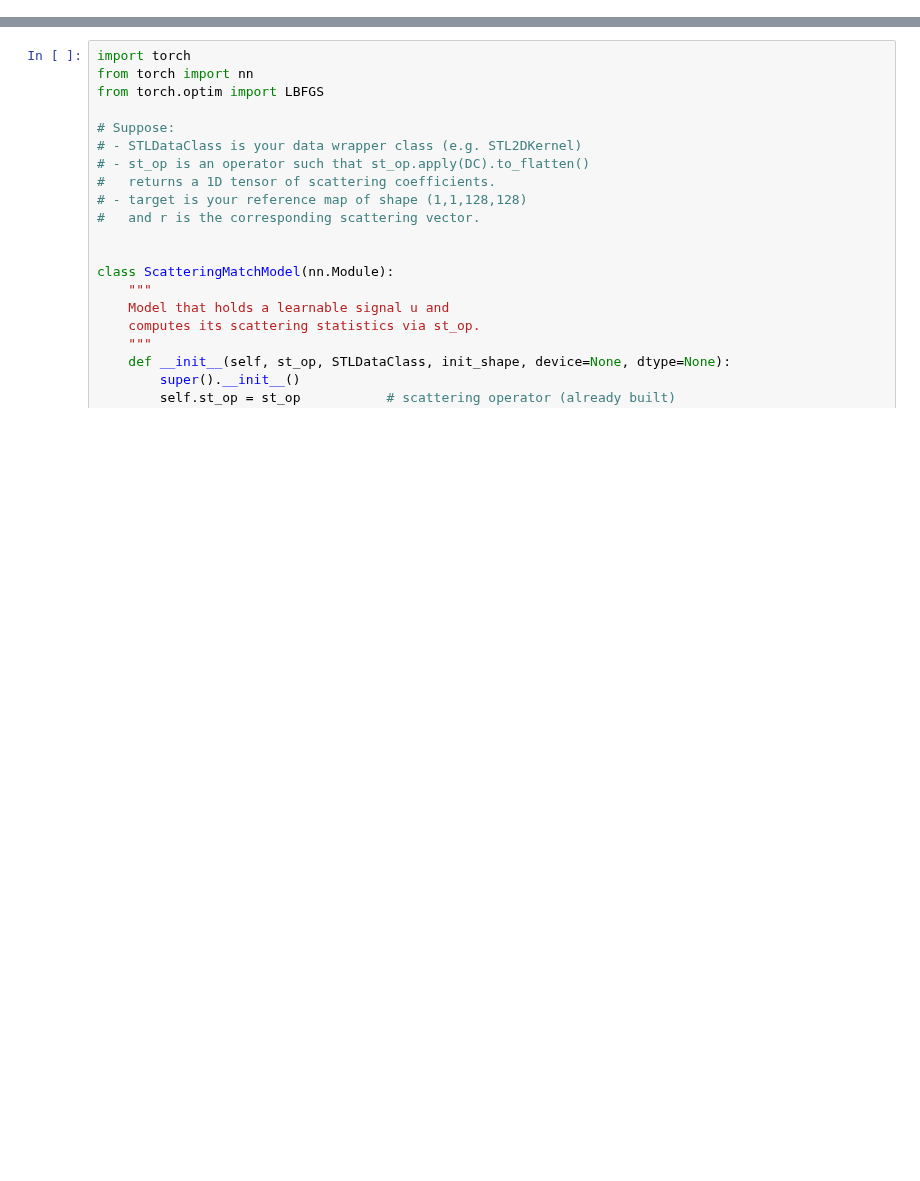
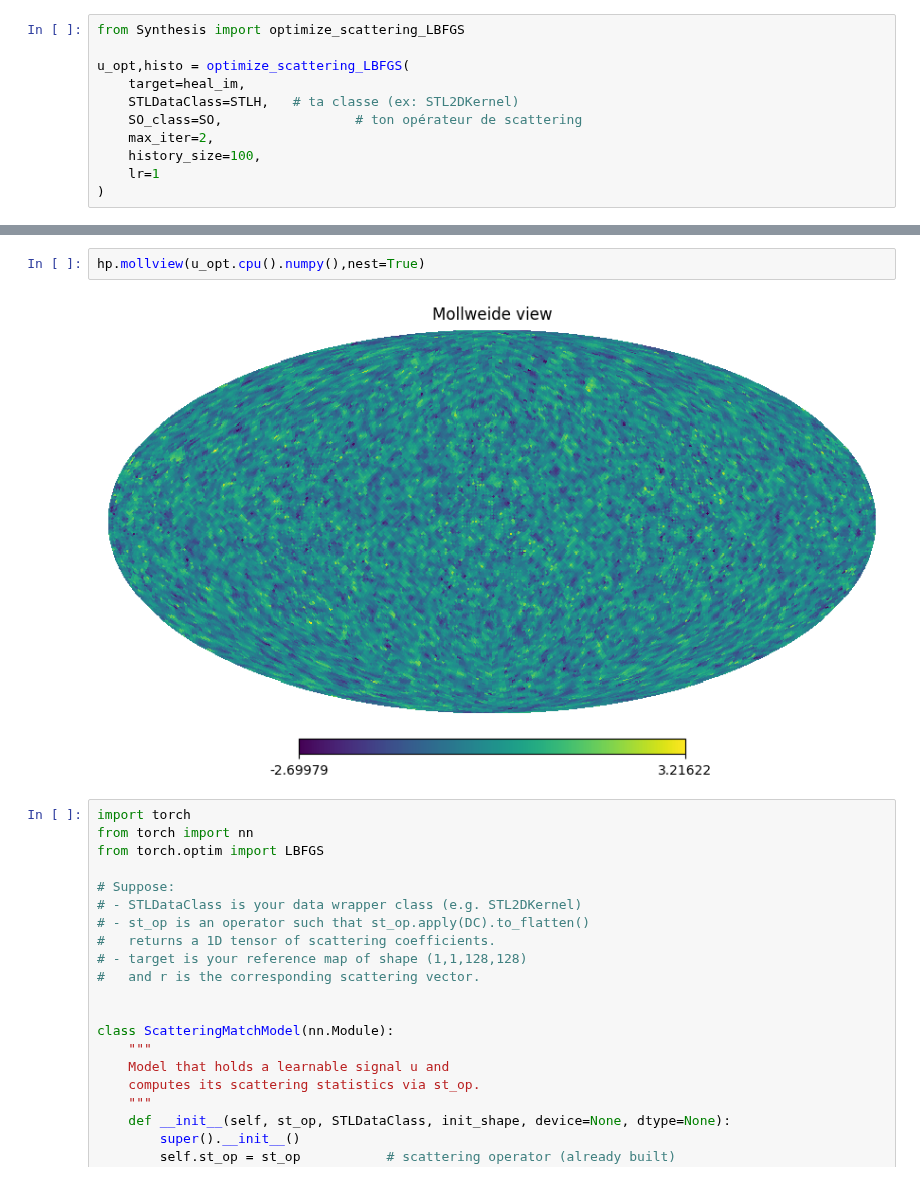
Before and after one commit to Eralys/STL_dev, a Jupyter notebook: STL_main/Planar2Dtest/unit_test.ipynb, the cells around one changed output, grey strips where cells are left out. Cells and saved outputs as stored; diff of their text form; blank space fills up the shorter version.

Commit message:
Add Healpix and synthesis

```diff
--- a/STL_main/Planar2Dtest/unit_test.ipynb
+++ b/STL_main/Planar2Dtest/unit_test.ipynb
@@ -15,0 +80,11 @@ r=st_op.apply(DC).to_flatten()
+# %%
+from Synthesis import optimize_scattering_LBFGS
+
+u_opt,histo = optimize_scattering_LBFGS(
+    target=heal_im,
+    STLDataClass=STLH,   # ta classe (ex: STL2DKernel)
+    SO_class=SO,                 # ton opérateur de scattering
+    max_iter=2,
+    history_size=100,
+    lr=1
+)
@@ -16,3 +94,7 @@ r=st_op.apply(DC).to_flatten()
+# %%
+hp.mollview(u_opt.cpu().numpy(),nest=True)
+# %% [output]
+[figure, added]
 # %%
 import torch
 from torch import nn
```
Also changed, not shown: parts of 10 cells of this notebook, 2 other files.
